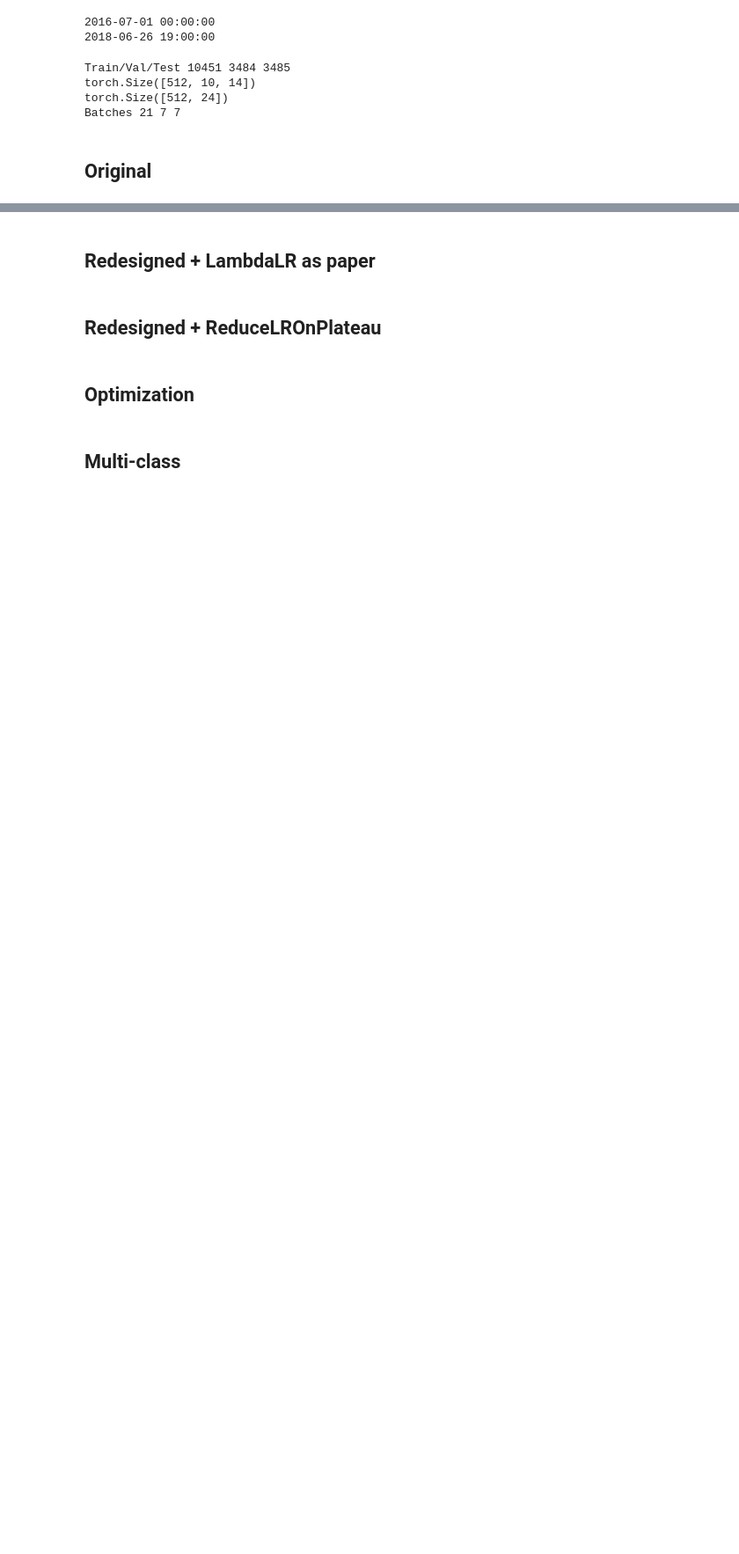
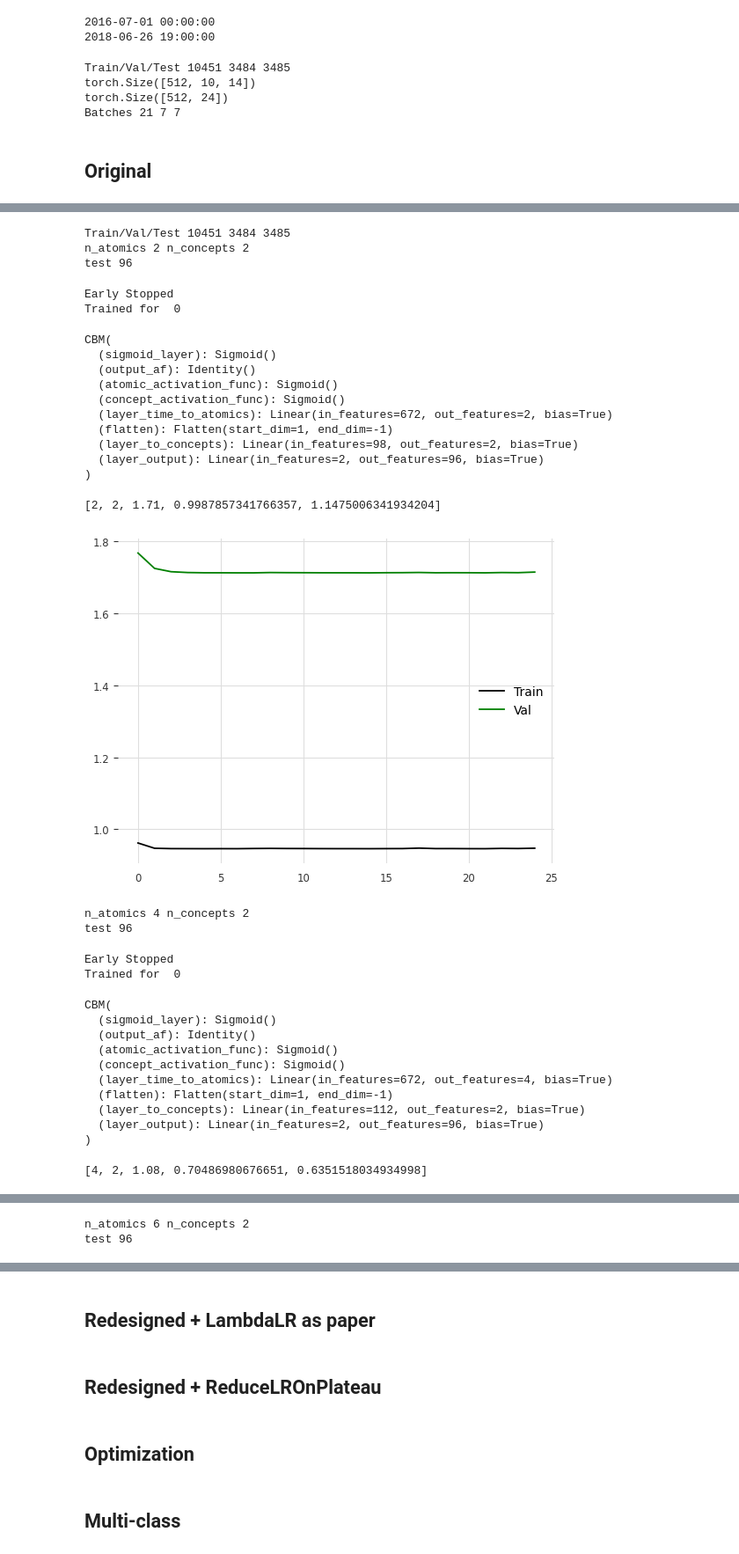
Before and after one commit to KevinArmbruster/optimal-summaries-public, a Jupyter notebook: vasopressor/explore_darts.ipynb, the cells around one changed output, grey strips where cells are left out. Shown: that part at 88% size. Saved outputs shown, nothing was run; the diff lists cells and outputs as text; code cells hidden in the pictures; blank space fills up the shorter version.

Commit message:
finish atomics redesign, try optuna

```diff
--- a/vasopressor/explore_darts.ipynb
+++ b/vasopressor/explore_darts.ipynb
@@ -326,6 +319,6 @@ plot_prediction_vs_true(yb, preds, title=f"Original - Predictions with {n_concep
 # %%
-experiment_folder = f"/workdir/optimal-summaries-public/vasopressor/models/etth1/atomics-from-summaries-L{seq_len}-T{pred_len}/"
-model_path_re = experiment_folder + "forecasting_c{}.pt"
+experiment_folder = f"/workdir/optimal-summaries-public/vasopressor/models/etth1/summaries-cat-atomics-L{seq_len}-T{pred_len}/"
+model_path_re = experiment_folder + "forecasting_c{}_a{}.pt"
 
 if not os.path.exists(experiment_folder):
     os.makedirs(experiment_folder)
@@ -335,0 +325,74 @@ pred_len
+# %%
+history_re = []
+
+train_loader, val_loader, test_loader, scaler = preprocess_data(series, seq_len, pred_len=pred_len)
+
+mae_metric = MeanAbsoluteError().to(device)
+mse_metric = MeanSquaredError().to(device)
+
+for n_concepts in n_concepts_list:
+    for n_atomics in n_atomics_list:
+        print("n_atomics", n_atomics, "n_concepts", n_concepts)
+
+        model = initializeModel_with_atomics(n_atomics, n_concepts, input_dim, changing_dim, seq_len, output_dim=pred_len, use_summaries_for_atomics=False)
+        print("test", model.output_dim)
+        model.fit(train_loader, val_loader, None, save_model_path=model_path_re.format(n_concepts, n_atomics), max_epochs=10000)
+
+        print("Trained for ", model.curr_epoch+1)
+        display(model)
+
+        model.eval()
+        with torch.no_grad():
+            for batch_idx, (Xb, yb) in enumerate(test_loader):
+                Xb, yb = Xb.to(device), yb.to(device)
+                preds = model.forward(Xb)
+
+                mae = mae_metric(preds, yb).item()
+                mse = mse_metric(preds, yb).item()
+            mae = mae_metric.compute().item()
+            mse = mse_metric.compute().item()
+            mae_metric.reset()
+            mse_metric.reset()
+
+        history = [n_atomics, n_concepts, round(model.val_losses[-1],2), mae, mse]
+        display(history)
+        history_re.append(np.array(history))
+
+        plot_losses(model.train_losses, model.val_losses)
+        torch.cuda.empty_cache()
+
+history_re = np.array(history_re)
+history_re.shape
+# %% [output]
+Train/Val/Test 10451 3484 3485
+n_atomics 2 n_concepts 2
+test 96
+Early Stopped
+Trained for  0
+CBM(
+  (sigmoid_layer): Sigmoid()
+  (output_af): Identity()
+  (atomic_activation_func): Sigmoid()
+  (concept_activation_func): Sigmoid()
+  (layer_time_to_atomics): Linear(in_features=672, out_features=2, bias=True)
+  (flatten): Flatten(start_dim=1, end_dim=-1)
+  (layer_to_concepts): Linear(in_features=98, out_features=2, bias=True)
+  (layer_output): Linear(in_features=2, out_features=96, bias=True)
+)
+[2, 2, 1.71, 0.9987857341766357, 1.1475006341934204]
+[figure, added]
+n_atomics 4 n_concepts 2
+test 96
+Early Stopped
+Trained for  0
+CBM(
+  (sigmoid_layer): Sigmoid()
+  (output_af): Identity()
+  (atomic_activation_func): Sigmoid()
+  (concept_activation_func): Sigmoid()
+  (layer_time_to_atomics): Linear(in_features=672, out_features=4, bias=True)
+  (flatten): Flatten(start_dim=1, end_dim=-1)
+  (layer_to_concepts): Linear(in_features=112, out_features=2, bias=True)
+  (layer_output): Linear(in_features=2, out_features=96, bias=True)
+)
+[4, 2, 1.08, 0.70486980676651, 0.6351518034934998]
@@ -335,0 +400,2 @@ pred_len
+n_atomics 6 n_concepts 2
+test 96
```
Also changed, not shown: parts of 12 cells of this notebook, 3 other files.
